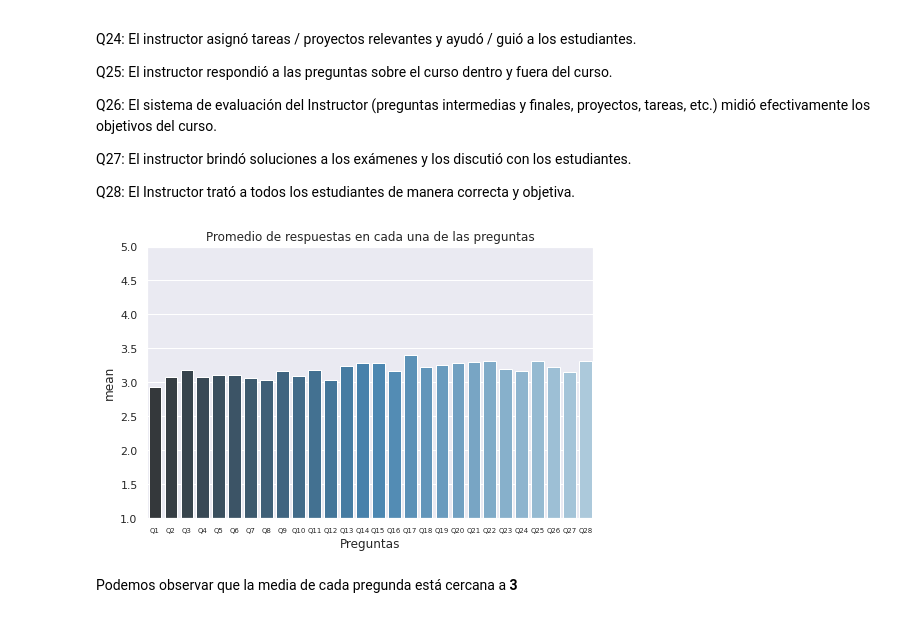
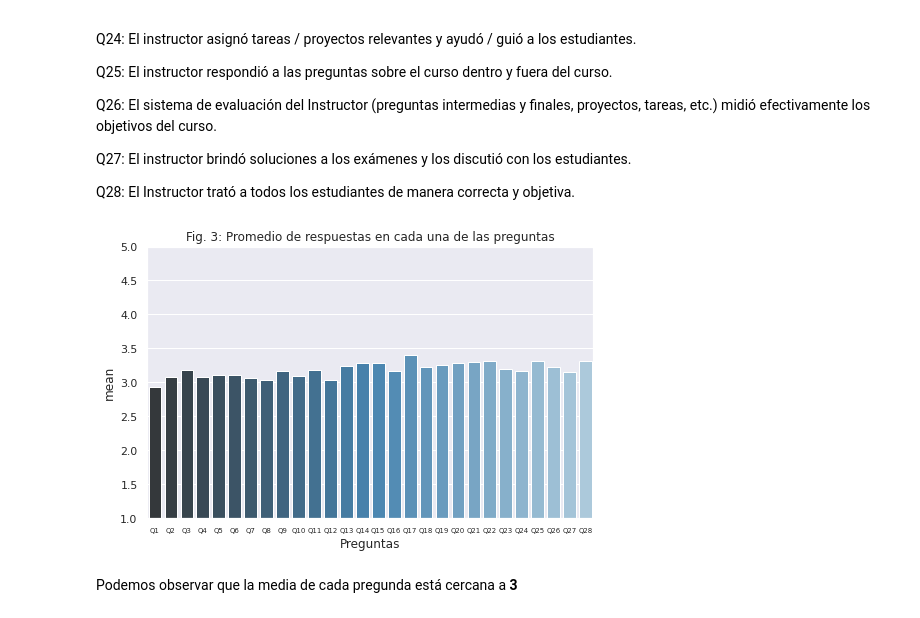
Before and after one commit to SarahLares/Clustering_on_Survery, a Jupyter notebook: Tarea_3_Clustering.ipynb, the cells around one changed output. Saved outputs shown, nothing was run; the diff lists cells and outputs as text; code cells hidden in the pictures.

```diff
--- a/Tarea_3_Clustering.ipynb
+++ b/Tarea_3_Clustering.ipynb
@@ -145,14 +121,14 @@ Q_means = Q_means.to_frame('mean')
 Q_means.reset_index(level=0, inplace=True)
 # %%
 plt.figure(figsize=(8,5))
-plt.title("Promedio de respuestas en cada una de las preguntas")
+plt.title("Fig. 3: Promedio de respuestas en cada una de las preguntas")
 sns.barplot(x='index', y = 'mean', data = Q_means, palette="Blues_d")
 plt.tick_params(axis='x', labelsize=7)
 plt.xlabel('Preguntas')
 plt.ylim(1,5)
 plt.show()
 # %% [output]
-[figure, old version]
+[figure, new version]
 # %% [markdown]
 Podemos observar que la media de cada pregunda está cercana a **3**
 # %%
```
Also changed, not shown: parts of 38 cells of this notebook.
